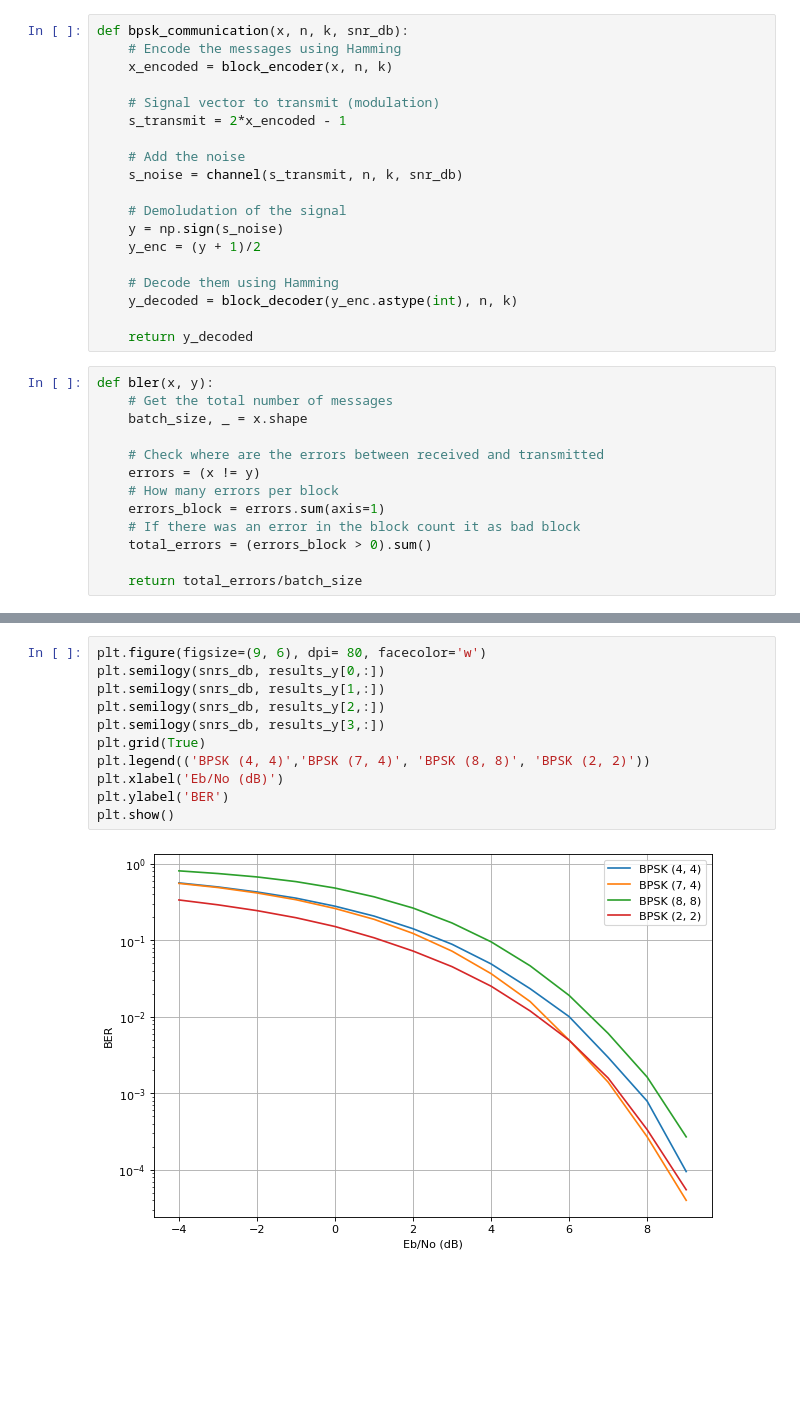
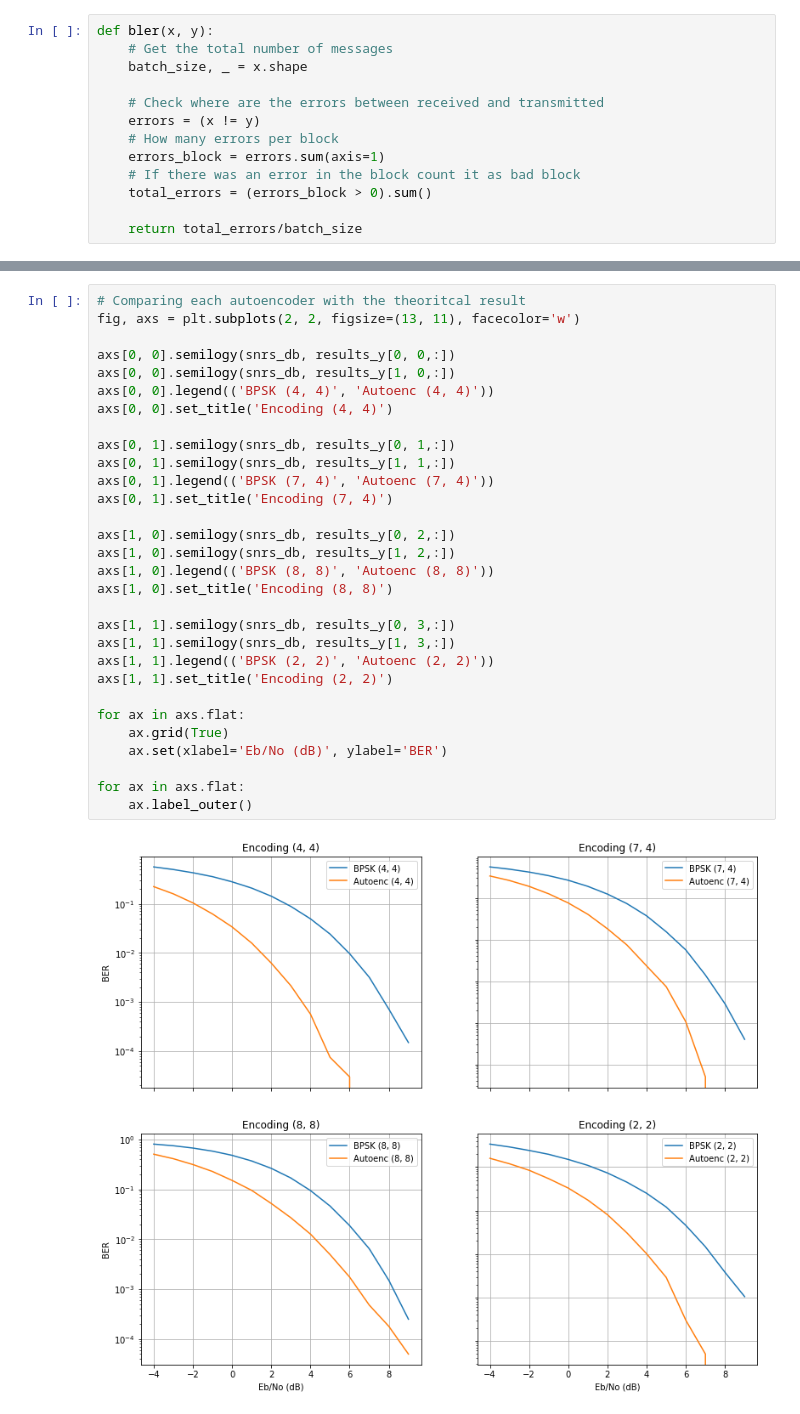
Before and after one commit to aponcedeleonch/Aalto-DL-for-Physical-Layer, a Jupyter notebook: project.ipynb, the cells around one changed output, grey strips where cells are left out. Drawn from its saved outputs; the diff is of its cells as text; blank space fills up the shorter version.

```diff
--- a/project.ipynb
+++ b/project.ipynb
@@ -269,22 +630,3 @@ Noisy x
-# %%
-def bpsk_communication(x, n, k, snr_db):
-    # Encode the messages using Hamming
-    x_encoded = block_encoder(x, n, k)
-
-    # Signal vector to transmit (modulation)
-    s_transmit = 2*x_encoded - 1
-
-    # Add the noise
-    s_noise = channel(s_transmit, n, k, snr_db)
-
-    # Demoludation of the signal
-    y = np.sign(s_noise)
-    y_enc = (y + 1)/2
-
-    # Decode them using Hamming
-    y_decoded = block_decoder(y_enc.astype(int), n, k)
-
-    return y_decoded
 # %%
 def bler(x, y):
     # Get the total number of messages
@@ -346,13 +761,32 @@ Finished calculations for BPSK(2, 2)
-# %%
-plt.figure(figsize=(9, 6), dpi= 80, facecolor='w')
-plt.semilogy(snrs_db, results_y[0,:])
-plt.semilogy(snrs_db, results_y[1,:])
-plt.semilogy(snrs_db, results_y[2,:])
-plt.semilogy(snrs_db, results_y[3,:])
-plt.grid(True)
-plt.legend(('BPSK (4, 4)','BPSK (7, 4)', 'BPSK (8, 8)', 'BPSK (2, 2)'))
-plt.xlabel('Eb/No (dB)')
-plt.ylabel('BER')
-plt.show()
-# %% [output]
-[figure, removed]
+# %%
+# Comparing each autoencoder with the theoritcal result
+fig, axs = plt.subplots(2, 2, figsize=(13, 11), facecolor='w')
+
+axs[0, 0].semilogy(snrs_db, results_y[0, 0,:])
+axs[0, 0].semilogy(snrs_db, results_y[1, 0,:])
+axs[0, 0].legend(('BPSK (4, 4)', 'Autoenc (4, 4)'))
+axs[0, 0].set_title('Encoding (4, 4)')
+
+axs[0, 1].semilogy(snrs_db, results_y[0, 1,:])
+axs[0, 1].semilogy(snrs_db, results_y[1, 1,:])
+axs[0, 1].legend(('BPSK (7, 4)', 'Autoenc (7, 4)'))
+axs[0, 1].set_title('Encoding (7, 4)')
+
+axs[1, 0].semilogy(snrs_db, results_y[0, 2,:])
+axs[1, 0].semilogy(snrs_db, results_y[1, 2,:])
+axs[1, 0].legend(('BPSK (8, 8)', 'Autoenc (8, 8)'))
+axs[1, 0].set_title('Encoding (8, 8)')
+
+axs[1, 1].semilogy(snrs_db, results_y[0, 3,:])
+axs[1, 1].semilogy(snrs_db, results_y[1, 3,:])
+axs[1, 1].legend(('BPSK (2, 2)', 'Autoenc (2, 2)'))
+axs[1, 1].set_title('Encoding (2, 2)')
+
+for ax in axs.flat:
+    ax.grid(True)
+    ax.set(xlabel='Eb/No (dB)', ylabel='BER')
+
+for ax in axs.flat:
+    ax.label_outer()
+# %% [output]
+[figure, added]
```
Also changed, not shown: parts of 28 cells of this notebook, 1 other file.
